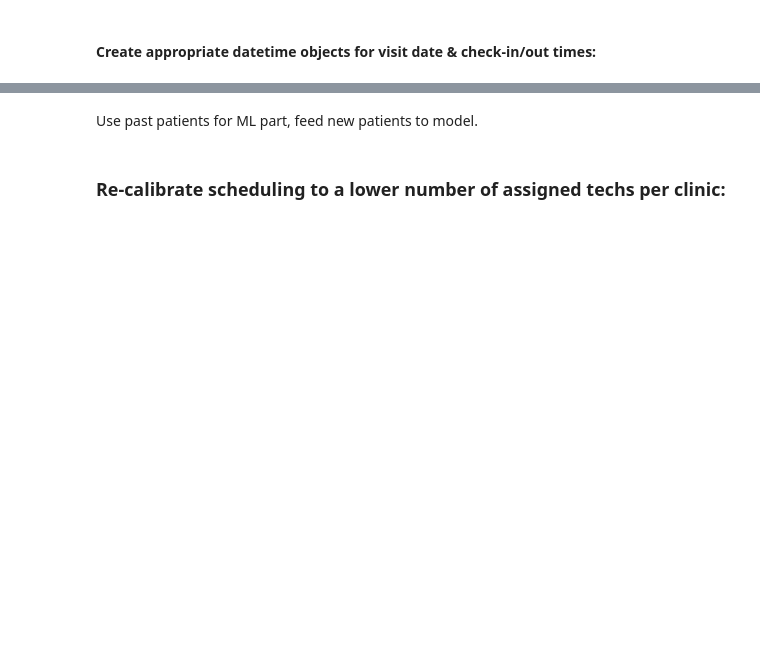
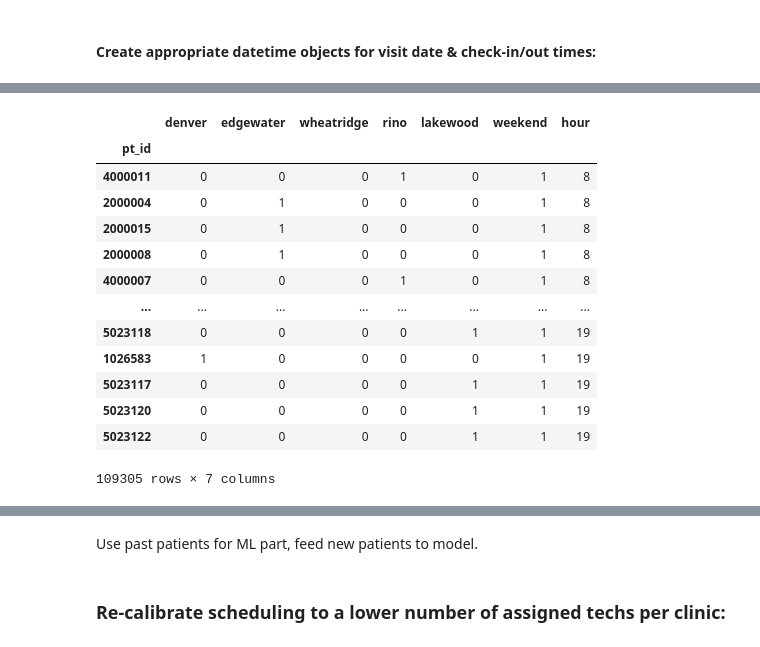
Before and after one commit to rc-9/TecNav, a Jupyter notebook: uc_navigator.ipynb, the cells around one changed output, grey strips where cells are left out. Drawn from its saved outputs; the diff is of its cells as text; code cells hidden in the pictures; blank space fills up the shorter version.

```diff
--- a/uc_navigator.ipynb
+++ b/uc_navigator.ipynb
@@ -131,0 +172,20 @@ past_patients_df
+# %%
+X = past_patients_df[['denver', 'edgewater', 'wheatridge', 'rino', 'lakewood', 'weekend', 'hour']].copy()
+y = past_patients_df['rolling_ct'].copy()
+# %%
+X
+# %% [output]
+|  | denver | edgewater | wheatridge | rino | lakewood | weekend | hour |
+| pt_id |  |  |  |  |  |  |  |
+| 4000011 | 0 | 0 | 0 | 1 | 0 | 1 | 8 |
+| 2000004 | 0 | 1 | 0 | 0 | 0 | 1 | 8 |
+| 2000015 | 0 | 1 | 0 | 0 | 0 | 1 | 8 |
+| 2000008 | 0 | 1 | 0 | 0 | 0 | 1 | 8 |
+| 4000007 | 0 | 0 | 0 | 1 | 0 | 1 | 8 |
+| ... | ... | ... | ... | ... | ... | ... | ... |
+| 5023118 | 0 | 0 | 0 | 0 | 1 | 1 | 19 |
+| 1026583 | 1 | 0 | 0 | 0 | 0 | 1 | 19 |
+| 5023117 | 0 | 0 | 0 | 0 | 1 | 1 | 19 |
+| 5023120 | 0 | 0 | 0 | 0 | 1 | 1 | 19 |
+| 5023122 | 0 | 0 | 0 | 0 | 1 | 1 | 19 |
+109305 rows × 7 columns
```
Also changed, not shown: parts of 20 cells of this notebook, 5 other files.
